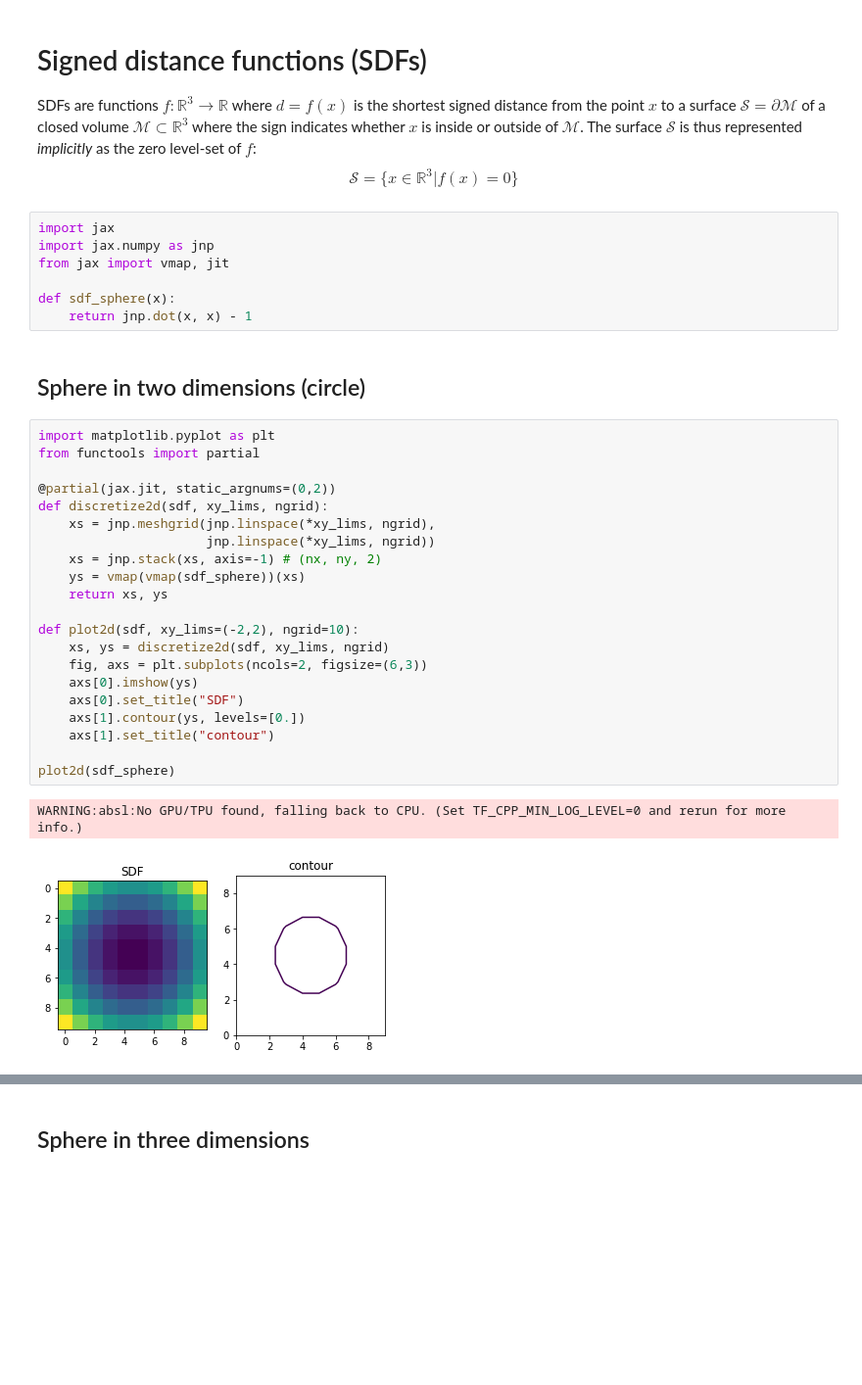
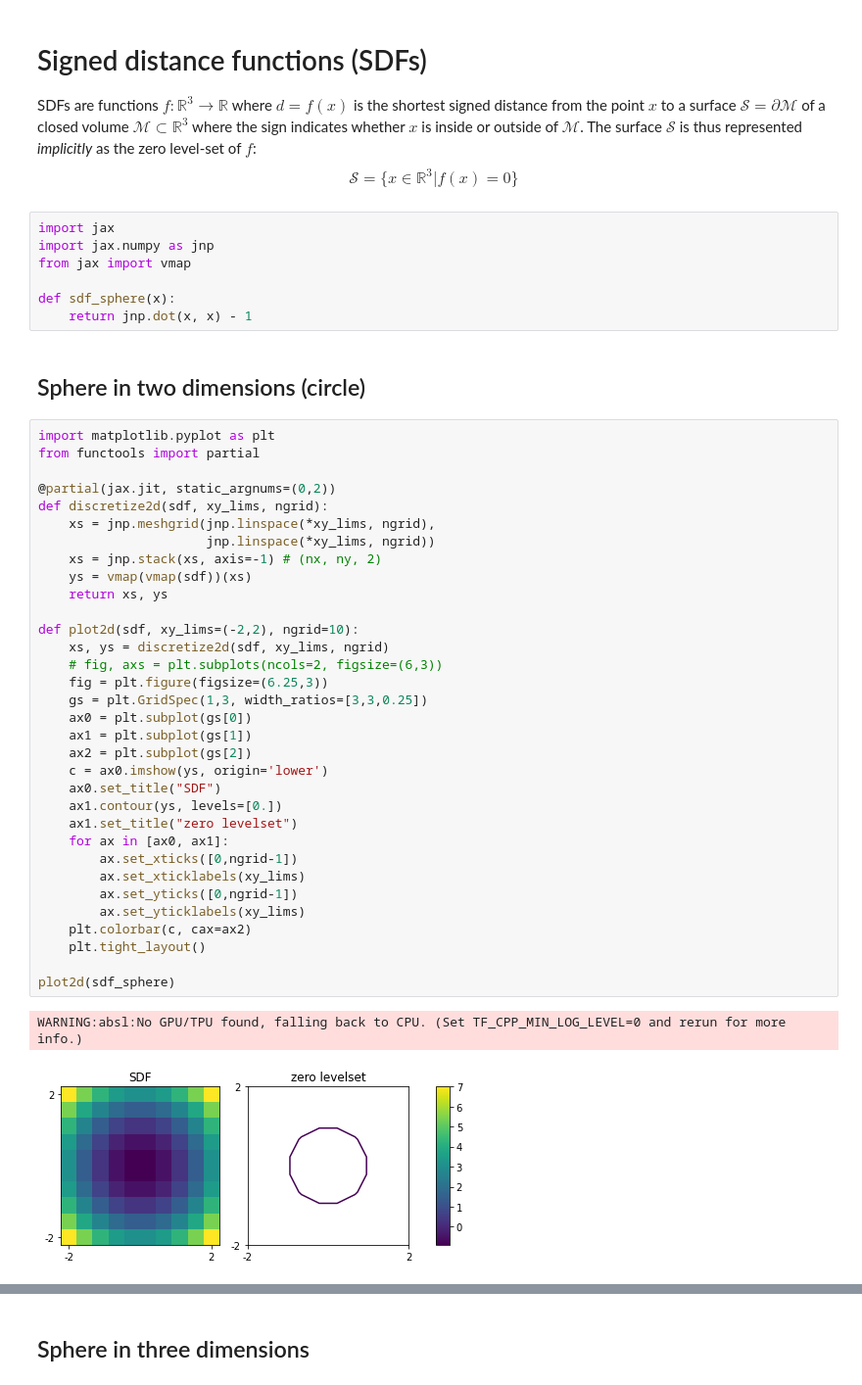
Before and after one commit to niklasschmitz/sdf_jax, a Jupyter notebook: implicit.ipynb, the cells around one changed output, grey strips where cells are left out. Shown at 98% size. Drawn from its saved outputs; the diff is of its cells as text; blank space fills up the shorter version.

```diff
--- a/implicit.ipynb
+++ b/implicit.ipynb
@@ -12,7 +12,7 @@ $$
 # %%
 import jax
 import jax.numpy as jnp
-from jax import vmap, jit
+from jax import vmap
 
 def sdf_sphere(x):
     return jnp.dot(x, x) - 1
@@ -21,27 +21,39 @@ def sdf_sphere(x):
 # %%
 import matplotlib.pyplot as plt
 from functools import partial
 
 @partial(jax.jit, static_argnums=(0,2))
 def discretize2d(sdf, xy_lims, ngrid):
     xs = jnp.meshgrid(jnp.linspace(*xy_lims, ngrid),
                       jnp.linspace(*xy_lims, ngrid))
     xs = jnp.stack(xs, axis=-1) # (nx, ny, 2)
-    ys = vmap(vmap(sdf_sphere))(xs)
+    ys = vmap(vmap(sdf))(xs)
     return xs, ys
 
 def plot2d(sdf, xy_lims=(-2,2), ngrid=10):
     xs, ys = discretize2d(sdf, xy_lims, ngrid)
-    fig, axs = plt.subplots(ncols=2, figsize=(6,3))
-    axs[0].imshow(ys)
-    axs[0].set_title("SDF")
-    axs[1].contour(ys, levels=[0.])
-    axs[1].set_title("contour")
+    # fig, axs = plt.subplots(ncols=2, figsize=(6,3))
+    fig = plt.figure(figsize=(6.25,3))
+    gs = plt.GridSpec(1,3, width_ratios=[3,3,0.25])
+    ax0 = plt.subplot(gs[0])
+    ax1 = plt.subplot(gs[1])
+    ax2 = plt.subplot(gs[2])
+    c = ax0.imshow(ys, origin='lower')
+    ax0.set_title("SDF")
+    ax1.contour(ys, levels=[0.])
+    ax1.set_title("zero levelset")
+    for ax in [ax0, ax1]:
+        ax.set_xticks([0,ngrid-1])
+        ax.set_xticklabels(xy_lims)
+        ax.set_yticks([0,ngrid-1])
+        ax.set_yticklabels(xy_lims)
+    plt.colorbar(c, cax=ax2)
+    plt.tight_layout()
 
 plot2d(sdf_sphere)
 # %% [output]
 WARNING:absl:No GPU/TPU found, falling back to CPU. (Set TF_CPP_MIN_LOG_LEVEL=0 and rerun for more info.)
-[figure, old version]
+[figure, new version]
 # %%
 plot2d(sdf_sphere, ngrid=50)
 # %% [output]
```
Also changed, not shown: parts of 10 cells of this notebook.
